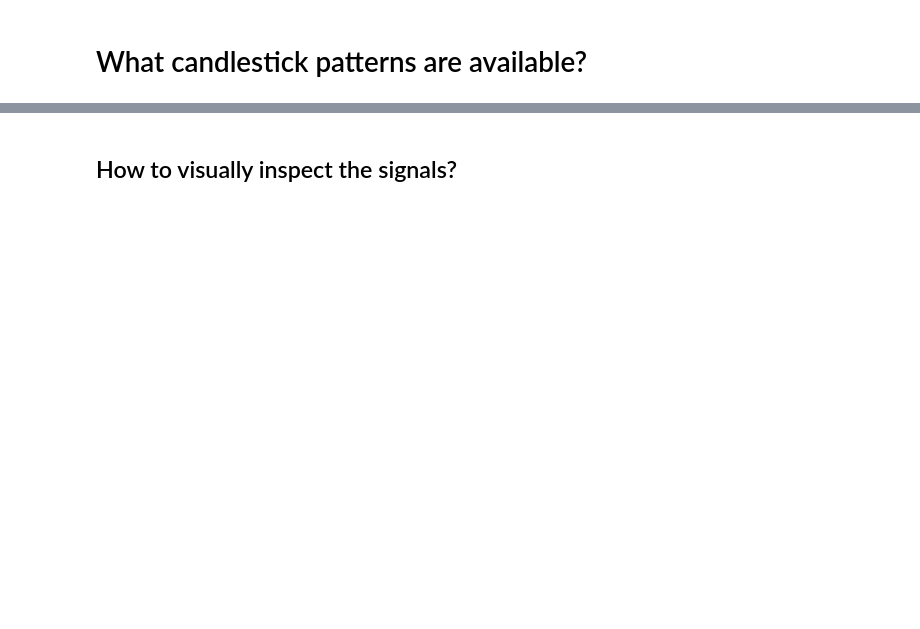
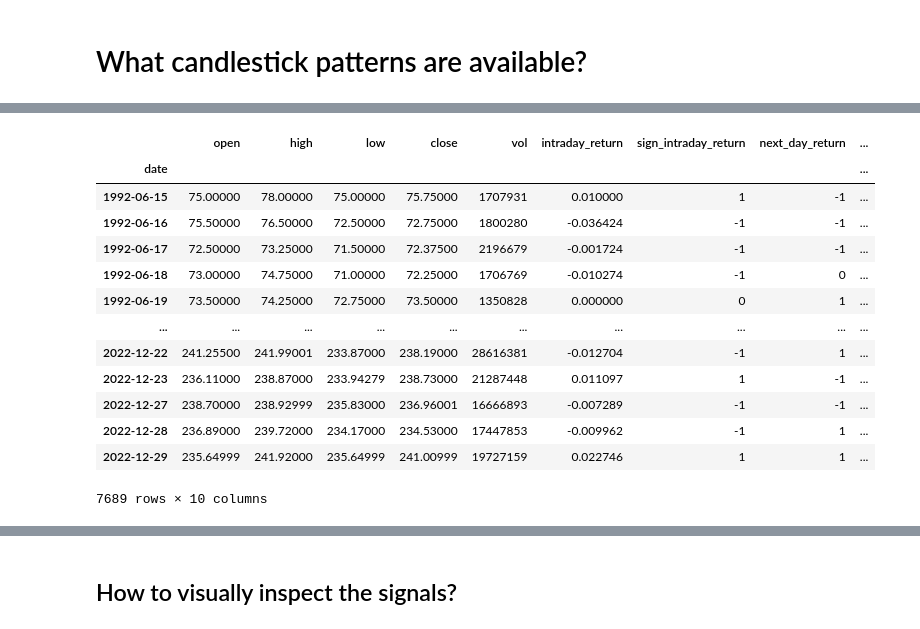
Before and after one commit to ImperialCollegeLondon/ReCoDE-DecodingMarketSignals, a Jupyter notebook: notebooks/ReCoDe_DecodingMarketSignals.ipynb, the cells around one changed output, grey strips where cells are left out. Drawn from its saved outputs; the diff is of its cells as text; code cells hidden in the pictures; blank space fills up the shorter version.

```diff
--- a/notebooks/ReCoDe_DecodingMarketSignals.ipynb
+++ b/notebooks/ReCoDe_DecodingMarketSignals.ipynb
@@ -152,7 +155,0 @@ df
-# %%
-df['previous_day_return'] = df['sign_intraday_return'].shift(+1)#.dropna().astype(int)
-df['log_return'] = np.log(df['close'] / df['close'].shift(-1))
-df['5_days_mean_return'] = df['log_return'].rolling(window=5, min_periods=1).mean().shift(-5)  # Idea: Compute 5 days average ahead returns one day after the signal. using pd.rolling and pd.shift.
-df = df.dropna()
-# df['previous_day_return'] = df['previous_day_return'].astype(int)
-df.reset_index(drop=True, inplace=True)
@@ -199,0 +184,18 @@ result_df
+# %%
+# we can query an CDL pattern from a multiindex data frame like so:
+result_df.loc['CDL2CROWS']
+# %% [output]
+|  | open | high | low | close | vol | intraday_return | sign_intraday_return | next_day_return | ... |
+| date |  |  |  |  |  |  |  |  | ... |
+| 1992-06-15 | 75.00000 | 78.00000 | 75.00000 | 75.75000 | 1707931 | 0.010000 | 1 | -1 | ... |
+| 1992-06-16 | 75.50000 | 76.50000 | 72.50000 | 72.75000 | 1800280 | -0.036424 | -1 | -1 | ... |
+| 1992-06-17 | 72.50000 | 73.25000 | 71.50000 | 72.37500 | 2196679 | -0.001724 | -1 | -1 | ... |
+| 1992-06-18 | 73.00000 | 74.75000 | 71.00000 | 72.25000 | 1706769 | -0.010274 | -1 | 0 | ... |
+| 1992-06-19 | 73.50000 | 74.25000 | 72.75000 | 73.50000 | 1350828 | 0.000000 | 0 | 1 | ... |
+| ... | ... | ... | ... | ... | ... | ... | ... | ... | ... |
+| 2022-12-22 | 241.25500 | 241.99001 | 233.87000 | 238.19000 | 28616381 | -0.012704 | -1 | 1 | ... |
+| 2022-12-23 | 236.11000 | 238.87000 | 233.94279 | 238.73000 | 21287448 | 0.011097 | 1 | -1 | ... |
+| 2022-12-27 | 238.70000 | 238.92999 | 235.83000 | 236.96001 | 16666893 | -0.007289 | -1 | -1 | ... |
+| 2022-12-28 | 236.89000 | 239.72000 | 234.17000 | 234.53000 | 17447853 | -0.009962 | -1 | 1 | ... |
+| 2022-12-29 | 235.64999 | 241.92000 | 235.64999 | 241.00999 | 19727159 | 0.022746 | 1 | 1 | ... |
+7689 rows × 10 columns
```
Also changed, not shown: parts of 28 cells of this notebook, 1 other file.
